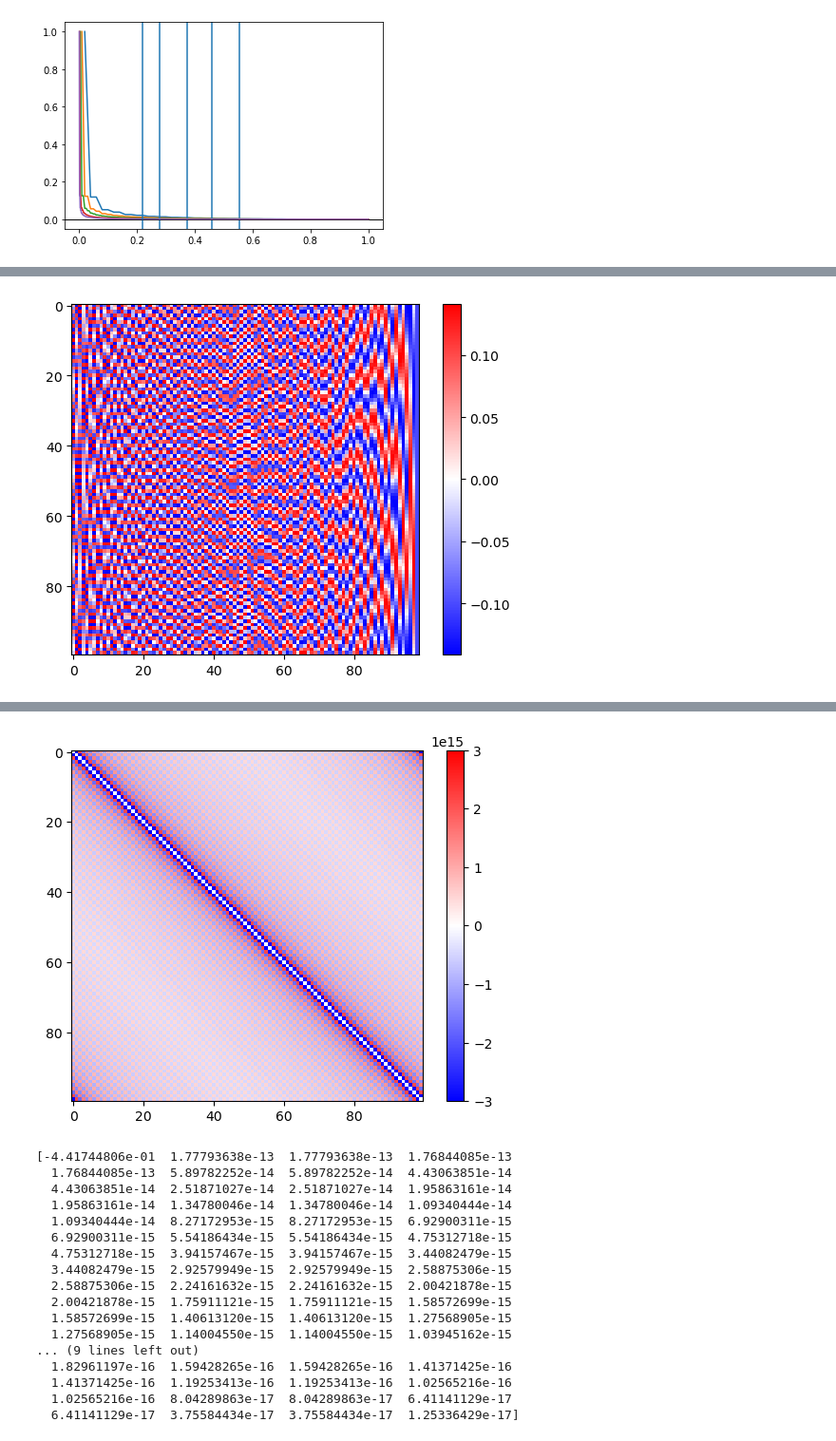
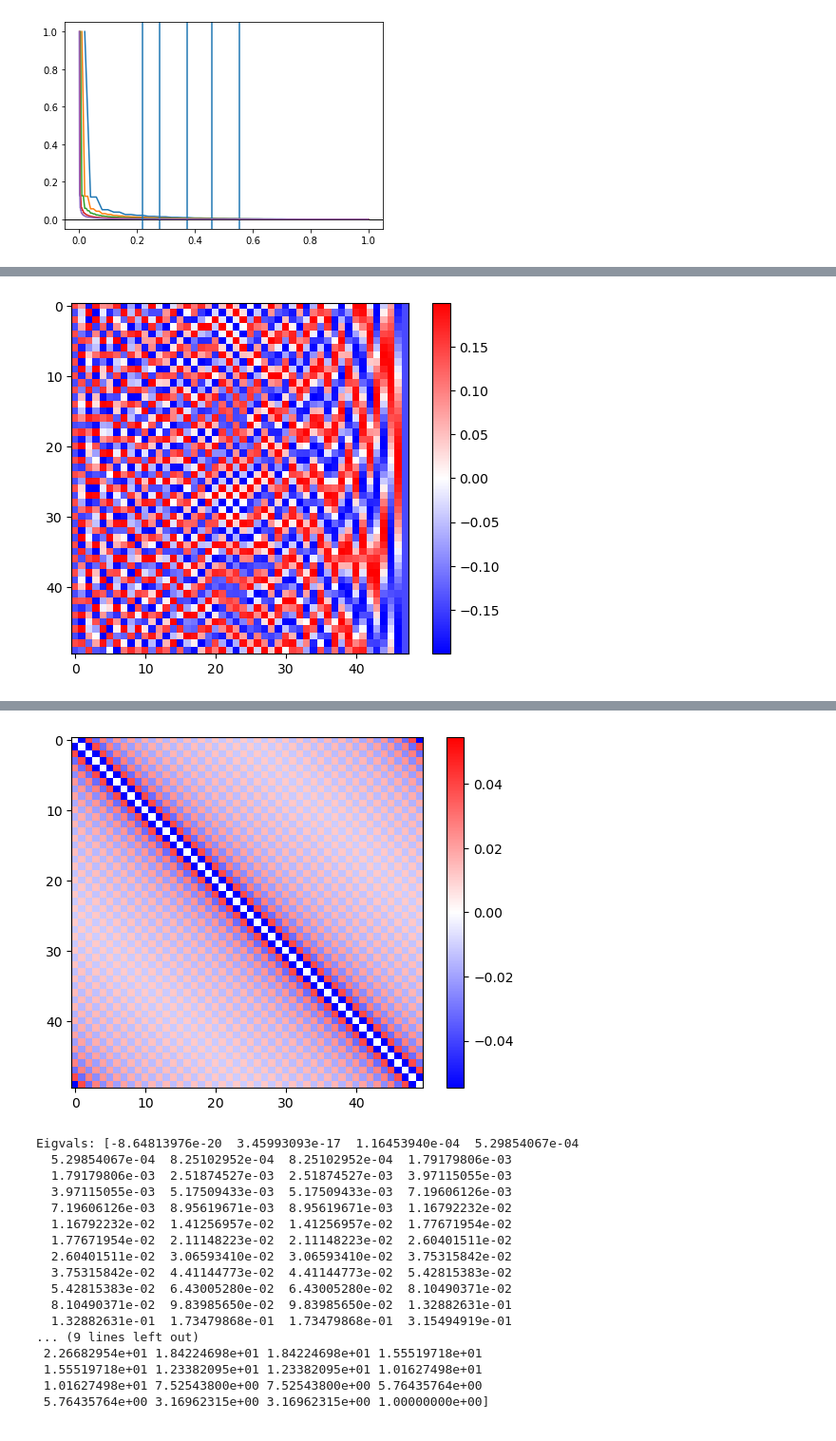
Before and after one commit to chuan97/long-range-ising, a Jupyter notebook: test.ipynb, the cells around one changed output, grey strips where cells are left out. Shown at 95% size. Saved outputs shown, nothing was run; the diff lists cells and outputs as text; code cells hidden in the pictures.

```diff
--- a/test.ipynb
+++ b/test.ipynb
@@ -197,7 +197,7 @@ plt.show()
 # %% [output]
 [figure]
 # %%
-N = 100
+N = 50
 M = int(np.sqrt(N) * np.log(N))
 beta = 1
 wz = 1
@@ -216,12 +216,17 @@ print(np.diag(afmJ, k=2))
 print(np.sum(J[1:, 0]))
 print(np.sum(afmJ[1:, 0]))
 J = interactions.shift(J, 0.0)
-J = interactions.rescale(J)
+ds = eigvalsh(J)
+#print(f'Eigvals unrescaled: {ds}')
+J, S = interactions.rescale(J, return_scale=True)
 
 plt.imshow(J - np.diag(np.diag(J)))
 plt.colorbar()
 plt.show()
 
+from scipy.linalg import eigvalsh
+ds = eigvalsh(J)
+print(f'Eigvals: {ds}')
 ws, lams = utils.dicke_from_ising(J, 1e-6)
 print(ws)
 plt.imshow(lams, cmap='bwr')
@@ -232,6 +237,7 @@ print()
 print()
 
 afmJ = interactions.shift(afmJ, 0.0)
+afmJ = afmJ/S
 print(np.sum(J[0, :]))
 #afmJ = interactions.rescale(afmJ)
 vmax = np.amax(np.abs(afmJ - np.diag(np.diag(afmJ))))
@@ -239,6 +245,9 @@ plt.imshow(afmJ - np.diag(np.diag(afmJ)), cmap='bwr', vmin=-vmax, vmax=vmax)
 plt.colorbar()
 plt.show()
 
+from scipy.linalg import eigvalsh
+ds = eigvalsh(afmJ)
+print(f'Eigvals: {ds}')
 ws, lams = utils.dicke_from_ising(afmJ, 1e-6)
 print(ws)
 plt.imshow(lams, cmap='bwr')
@@ -286 +296 @@ print()
-[figure, old version]
+[figure, new version]
@@ -288,18 +298,18 @@ print()
-[figure, old version]
+[figure, new version]
-[-4.41744806e-01  1.77793638e-13  1.77793638e-13  1.76844085e-13
-  1.76844085e-13  5.89782252e-14  5.89782252e-14  4.43063851e-14
-  4.43063851e-14  2.51871027e-14  2.51871027e-14  1.95863161e-14
-  1.95863161e-14  1.34780046e-14  1.34780046e-14  1.09340444e-14
-  1.09340444e-14  8.27172953e-15  8.27172953e-15  6.92900311e-15
-  6.92900311e-15  5.54186434e-15  5.54186434e-15  4.75312718e-15
-  4.75312718e-15  3.94157467e-15  3.94157467e-15  3.44082479e-15
-  3.44082479e-15  2.92579949e-15  2.92579949e-15  2.58875306e-15
-  2.58875306e-15  2.24161632e-15  2.24161632e-15  2.00421878e-15
-  2.00421878e-15  1.75911121e-15  1.75911121e-15  1.58572699e-15
-  1.58572699e-15  1.40613120e-15  1.40613120e-15  1.27568905e-15
-  1.27568905e-15  1.14004550e-15  1.14004550e-15  1.03945162e-15
+Eigvals: [-8.64813976e-20  3.45993093e-17  1.16453940e-04  5.29854067e-04
+  5.29854067e-04  8.25102952e-04  8.25102952e-04  1.79179806e-03
+  1.79179806e-03  2.51874527e-03  2.51874527e-03  3.97115055e-03
+  3.97115055e-03  5.17509433e-03  5.17509433e-03  7.19606126e-03
+  7.19606126e-03  8.95619671e-03  8.95619671e-03  1.16792232e-02
+  1.16792232e-02  1.41256957e-02  1.41256957e-02  1.77671954e-02
+  1.77671954e-02  2.11148223e-02  2.11148223e-02  2.60401511e-02
+  2.60401511e-02  3.06593410e-02  3.06593410e-02  3.75315842e-02
+  3.75315842e-02  4.41144773e-02  4.41144773e-02  5.42815383e-02
+  5.42815383e-02  6.43005280e-02  6.43005280e-02  8.10490371e-02
+  8.10490371e-02  9.83985650e-02  9.83985650e-02  1.32882631e-01
+  1.32882631e-01  1.73479868e-01  1.73479868e-01  3.15494919e-01
 ... (9 lines left out)
-  1.82961197e-16  1.59428265e-16  1.59428265e-16  1.41371425e-16
-  1.41371425e-16  1.19253413e-16  1.19253413e-16  1.02565216e-16
-  1.02565216e-16  8.04289863e-17  8.04289863e-17  6.41141129e-17
-  6.41141129e-17  3.75584434e-17  3.75584434e-17  1.25336429e-17]
+ 2.26682954e+01 1.84224698e+01 1.84224698e+01 1.55519718e+01
+ 1.55519718e+01 1.23382095e+01 1.23382095e+01 1.01627498e+01
+ 1.01627498e+01 7.52543800e+00 7.52543800e+00 5.76435764e+00
+ 5.76435764e+00 3.16962315e+00 3.16962315e+00 1.00000000e+00]
```
Also changed, not shown: parts of 2 cells of this notebook, 3 other files.
